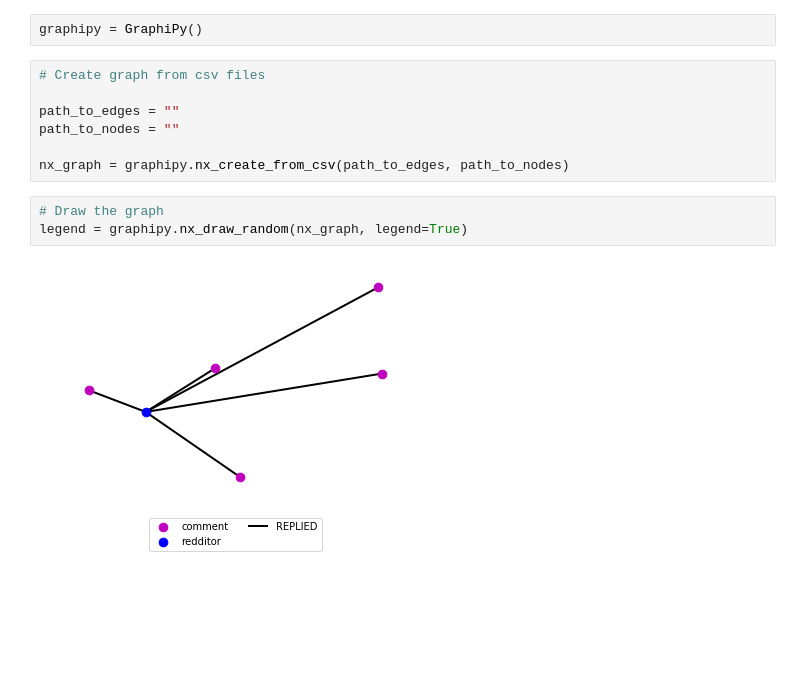
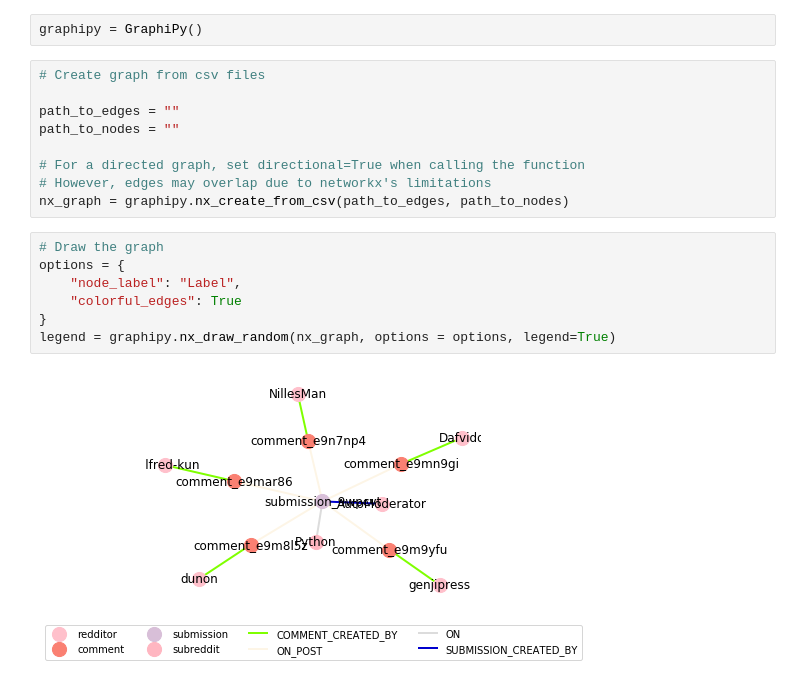
Before and after one commit to shobeir/GraphiPy, a Jupyter notebook: demo/CsvDemo.ipynb, the cells around one changed output. Saved outputs shown, nothing was run; the diff lists cells and outputs as text; blank space fills up the shorter version.

Commit message:
fixed neo4j bugs and added labels drawing

```diff
--- a/demo/CsvDemo.ipynb
+++ b/demo/CsvDemo.ipynb
@@ -10,9 +10,15 @@ graphipy = GraphiPy()
 path_to_edges = ""
 path_to_nodes = ""
 
+# For a directed graph, set directional=True when calling the function
+# However, edges may overlap due to networkx's limitations
 nx_graph = graphipy.nx_create_from_csv(path_to_edges, path_to_nodes)
 # %%
 # Draw the graph
-legend = graphipy.nx_draw_random(nx_graph, legend=True)
+options = {
+    "node_label": "Label",
+    "colorful_edges": True
+}
+legend = graphipy.nx_draw_random(nx_graph, options = options, legend=True)
 # %% [output]
-[figure, old version]
+[figure, new version]
```
Also changed, not shown: 8 other files.
